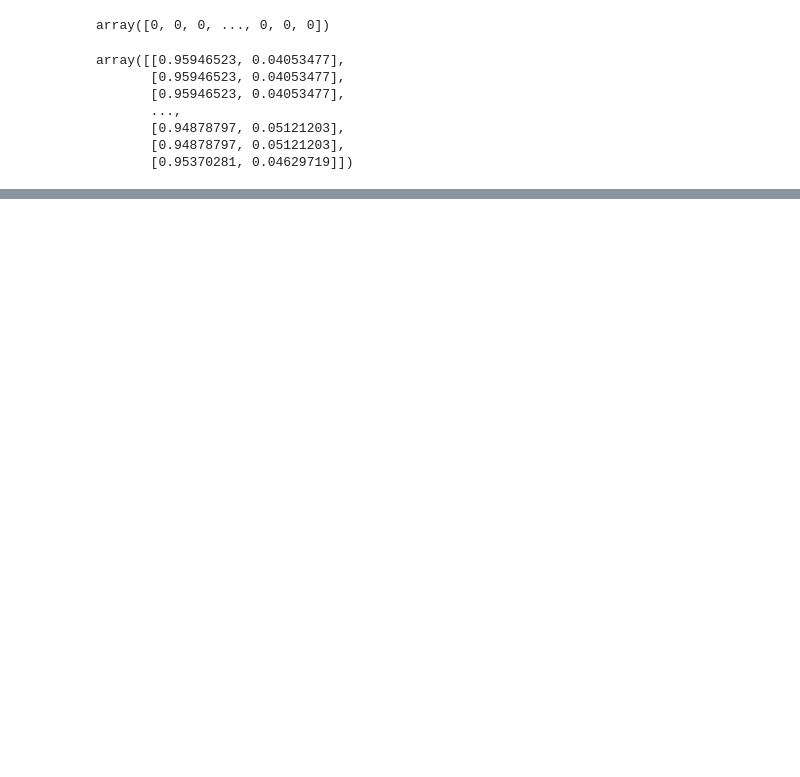
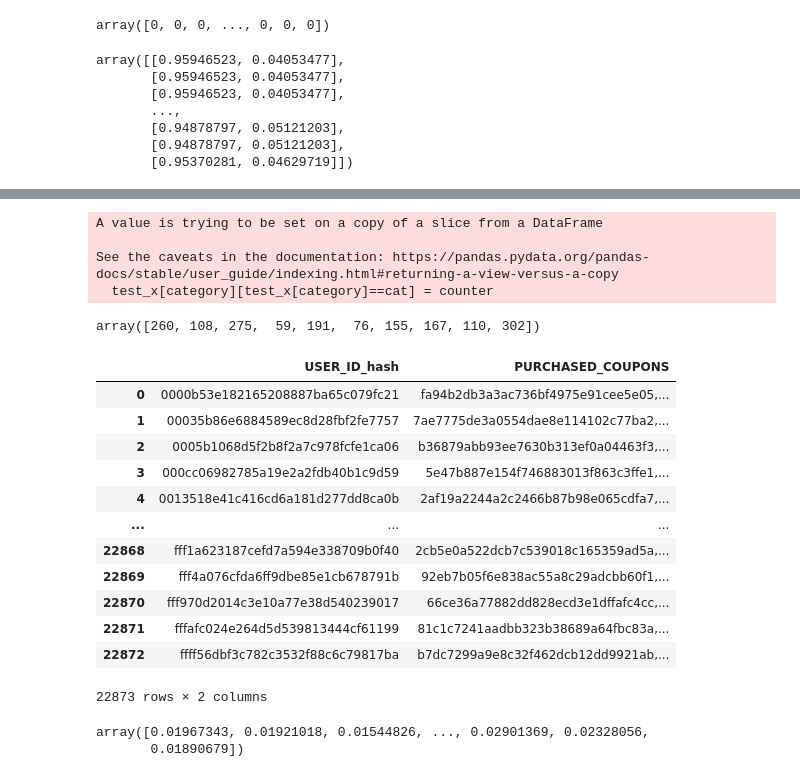
Before and after one commit to lifangshi/kaggle, a Jupyter notebook: Coupon Purchase Prediction/coupon_purchase_prediction.ipynb, the cells around one changed output, grey strips where cells are left out. Drawn from its saved outputs; the diff is of its cells as text; code cells hidden in the pictures; blank space fills up the shorter version.

```diff
--- a/Coupon Purchase Prediction/coupon_purchase_prediction.ipynb
+++ b/Coupon Purchase Prediction/coupon_purchase_prediction.ipynb
@@ -401,0 +508,15 @@ array([2, 3, 5, 6])
+# %%
+categories = ['CAPSULE_TEXT', 'GENRE_NAME', 'large_area_name', 'ken_name', 'small_area_name', 'SEX_ID', 'PREF_NAME']
+cat_encoder_dict = {}
+for category in tqdm(categories):
+    cat_encoder_dict[category] = {}
+    counter = 0
+    for cat in list(set(test_x[category])):
+        cat_encoder_dict[category][cat] = counter
+        test_x[category][test_x[category]==cat] = counter
+        counter += 1
+# %% [output]
+A value is trying to be set on a copy of a slice from a DataFrame
+
+See the caveats in the documentation: https://pandas.pydata.org/pandas-docs/stable/user_guide/indexing.html#returning-a-view-versus-a-copy
+  test_x[category][test_x[category]==cat] = counter
@@ -401,0 +528,10 @@ array([2, 3, 5, 6])
+# %%
+test_X = test_x.reset_index()
+for row in tqdm(sample_submission.iterrows(), total = len(sample_submission)):
+    idx = test_pred[test_X['USER_ID_hash'] == row[1]['USER_ID_hash']].argsort()[-10:]
+    coupon_ids = coupon_list_test['COUPON_ID_hash'].iloc[idx]
+    sample_submission['PURCHASED_COUPONS'][sample_submission['USER_ID_hash'] == row[1]['USER_ID_hash']] = ', '.join(coupon_ids)
+# %%
+test_pred[test_X['USER_ID_hash'] == row[1]['USER_ID_hash']].argsort()[-10:]
+# %% [output]
+array([260, 108, 275,  59, 191,  76, 155, 167, 110, 302])
@@ -401,0 +540,21 @@ array([2, 3, 5, 6])
+# %%
+sample_submission
+# %% [output]
+|  | USER_ID_hash | PURCHASED_COUPONS |
+| 0 | 0000b53e182165208887ba65c079fc21 | fa94b2db3a3ac736bf4975e91cee5e05,... |
+| 1 | 00035b86e6884589ec8d28fbf2fe7757 | 7ae7775de3a0554dae8e114102c77ba2,... |
+| 2 | 0005b1068d5f2b8f2a7c978fcfe1ca06 | b36879abb93ee7630b313ef0a04463f3,... |
+| 3 | 000cc06982785a19e2a2fdb40b1c9d59 | 5e47b887e154f746883013f863c3ffe1,... |
+| 4 | 0013518e41c416cd6a181d277dd8ca0b | 2af19a2244a2c2466b87b98e065cdfa7,... |
+| ... | ... | ... |
+| 22868 | fff1a623187cefd7a594e338709b0f40 | 2cb5e0a522dcb7c539018c165359ad5a,... |
+| 22869 | fff4a076cfda6ff9dbe85e1cb678791b | 92eb7b05f6e838ac55a8c29adcbb60f1,... |
+| 22870 | fff970d2014c3e10a77e38d540239017 | 66ce36a77882dd828ecd3e1dffafc4cc,... |
+| 22871 | fffafc024e264d5d539813444cf61199 | 81c1c7241aadbb323b38689a64fbc83a,... |
+| 22872 | ffff56dbf3c782c3532f88c6c79817ba | b7dc7299a9e8c32f462dcb12dd9921ab,... |
+22873 rows × 2 columns
+# %%
+test_pred
+# %% [output]
+array([0.01967343, 0.01921018, 0.01544826, ..., 0.02901369, 0.02328056,
+       0.01890679])
```
Also changed, not shown: parts of 73 cells of this notebook.
